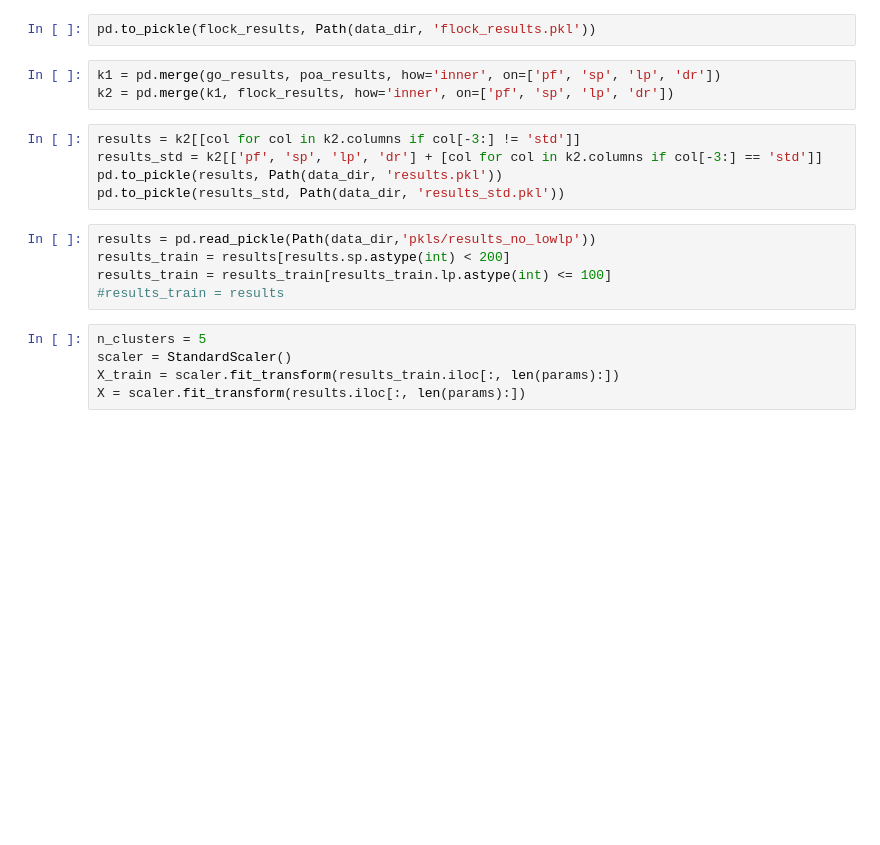
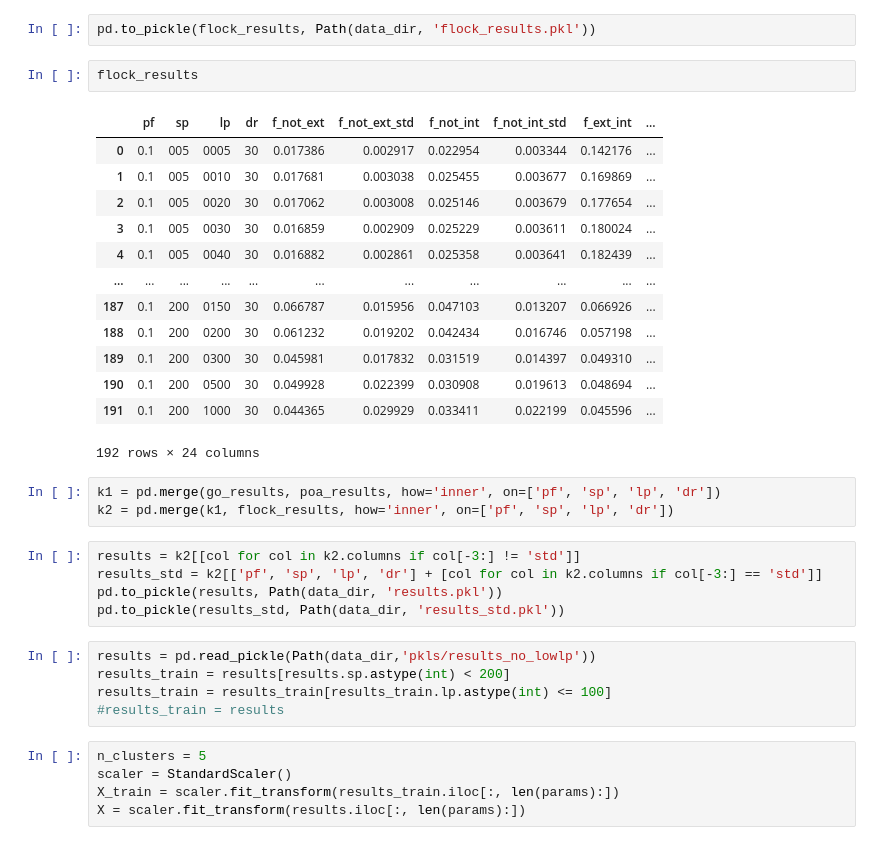
Before and after one commit to jeffmm/simcore, a Jupyter notebook: analysis/sc_analysis.ipynb, the cells around one changed output. Saved outputs shown, nothing was run; the diff lists cells and outputs as text; blank space fills up the shorter version.

```diff
--- a/analysis/sc_analysis.ipynb
+++ b/analysis/sc_analysis.ipynb
@@ -434,5 +462,21 @@ flock_results = get_flock_data(df, Path(data_dir, 'plots'), make_plots=True, par
 # %%
 pd.to_pickle(flock_results, Path(data_dir, 'flock_results.pkl'))
+# %%
+flock_results
+# %% [output]
+|  | pf | sp | lp | dr | f_not_ext | f_not_ext_std | f_not_int | f_not_int_std | f_ext_int | ... |
+| 0 | 0.1 | 005 | 0005 | 30 | 0.017386 | 0.002917 | 0.022954 | 0.003344 | 0.142176 | ... |
+| 1 | 0.1 | 005 | 0010 | 30 | 0.017681 | 0.003038 | 0.025455 | 0.003677 | 0.169869 | ... |
+| 2 | 0.1 | 005 | 0020 | 30 | 0.017062 | 0.003008 | 0.025146 | 0.003679 | 0.177654 | ... |
+| 3 | 0.1 | 005 | 0030 | 30 | 0.016859 | 0.002909 | 0.025229 | 0.003611 | 0.180024 | ... |
+| 4 | 0.1 | 005 | 0040 | 30 | 0.016882 | 0.002861 | 0.025358 | 0.003641 | 0.182439 | ... |
+| ... | ... | ... | ... | ... | ... | ... | ... | ... | ... | ... |
+| 187 | 0.1 | 200 | 0150 | 30 | 0.066787 | 0.015956 | 0.047103 | 0.013207 | 0.066926 | ... |
+| 188 | 0.1 | 200 | 0200 | 30 | 0.061232 | 0.019202 | 0.042434 | 0.016746 | 0.057198 | ... |
+| 189 | 0.1 | 200 | 0300 | 30 | 0.045981 | 0.017832 | 0.031519 | 0.014397 | 0.049310 | ... |
+| 190 | 0.1 | 200 | 0500 | 30 | 0.049928 | 0.022399 | 0.030908 | 0.019613 | 0.048694 | ... |
+| 191 | 0.1 | 200 | 1000 | 30 | 0.044365 | 0.029929 | 0.033411 | 0.022199 | 0.045596 | ... |
+192 rows × 24 columns
 # %%
 k1 = pd.merge(go_results, poa_results, how='inner', on=['pf', 'sp', 'lp', 'dr'])
 k2 = pd.merge(k1, flock_results, how='inner', on=['pf', 'sp', 'lp', 'dr'])
```
Also changed, not shown: parts of 12 cells of this notebook, 6 other files.
